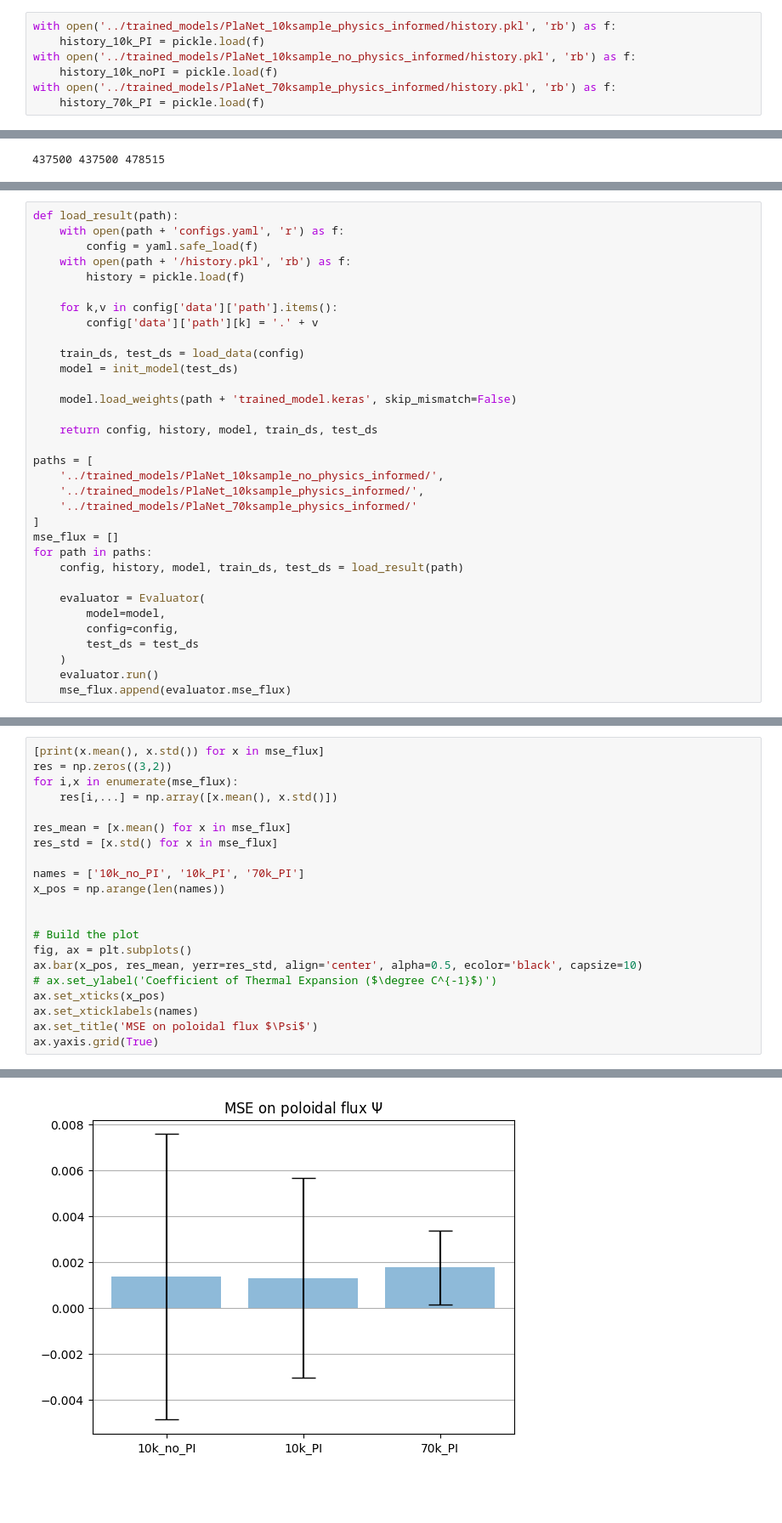
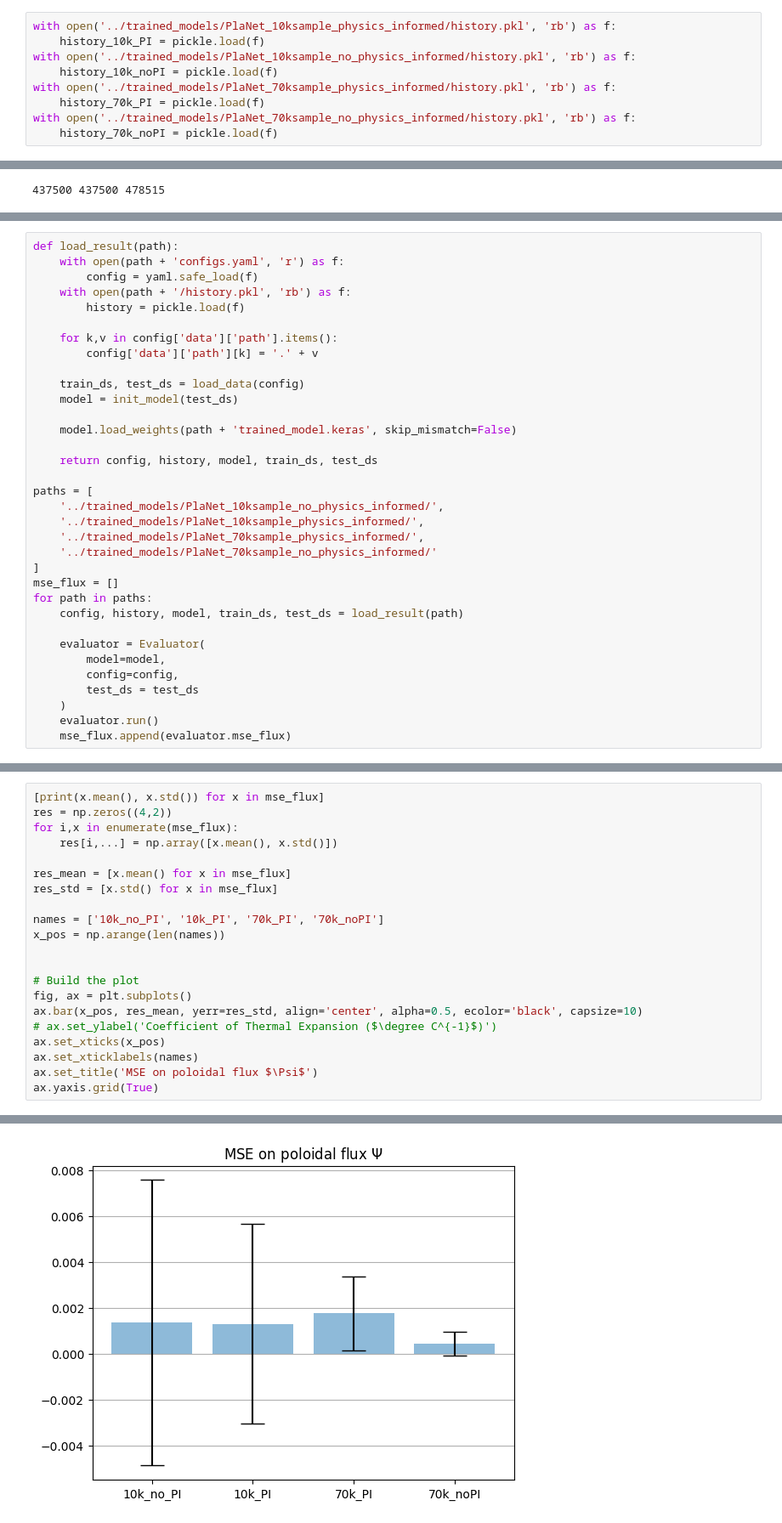
Before and after one commit to matteobonotto/PlaNet_Equil_reconstruction, a Jupyter notebook: notebooks/check_results.ipynb, the cells around one changed output, grey strips where cells are left out. Shown: that part at 85% size. Cells and saved outputs as stored; diff of their text form; blank space fills up the shorter version.

```diff
--- a/notebooks/check_results.ipynb
+++ b/notebooks/check_results.ipynb
@@ -18,6 +20,8 @@ with open('../trained_models/PlaNet_10ksample_no_physics_informed/history.pkl',
     history_10k_noPI = pickle.load(f)
 with open('../trained_models/PlaNet_70ksample_physics_informed/history.pkl', 'rb') as f:
     history_70k_PI = pickle.load(f)
+with open('../trained_models/PlaNet_70ksample_no_physics_informed/history.pkl', 'rb') as f:
+    history_70k_noPI = pickle.load(f)
 # %%
 def running_mean(x, N):
     # cumsum = np.cumsum(np.insert(x, 0, 0))
@@ -84,7 +91,8 @@ def load_result(path):
 paths = [
     '../trained_models/PlaNet_10ksample_no_physics_informed/',
     '../trained_models/PlaNet_10ksample_physics_informed/',
-    '../trained_models/PlaNet_70ksample_physics_informed/'
+    '../trained_models/PlaNet_70ksample_physics_informed/',
+    '../trained_models/PlaNet_70ksample_no_physics_informed/'
 ]
 mse_flux = []
 for path in paths:
@@ -100,13 +115,13 @@ for path in paths:
 # %%
 [print(x.mean(), x.std()) for x in mse_flux]
-res = np.zeros((3,2))
+res = np.zeros((4,2))
 for i,x in enumerate(mse_flux):
     res[i,...] = np.array([x.mean(), x.std()])
 
 res_mean = [x.mean() for x in mse_flux]
 res_std = [x.std() for x in mse_flux]
 
-names = ['10k_no_PI', '10k_PI', '70k_PI']
+names = ['10k_no_PI', '10k_PI', '70k_PI', '70k_noPI']
 x_pos = np.arange(len(names))
 
 
@@ -125 +141 @@ ax.yaxis.grid(True)
-[figure, old version]
+[figure, new version]
```
Also changed, not shown: parts of 6 cells of this notebook, 9 other files.
